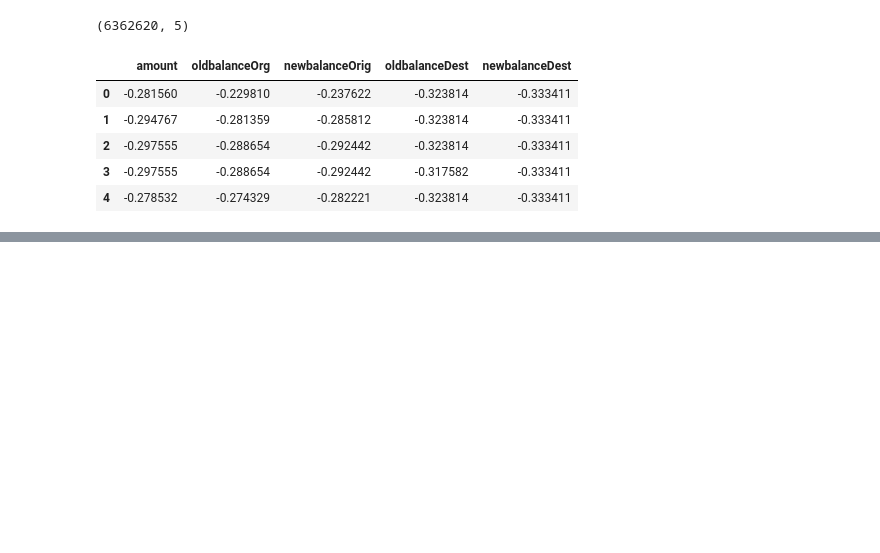
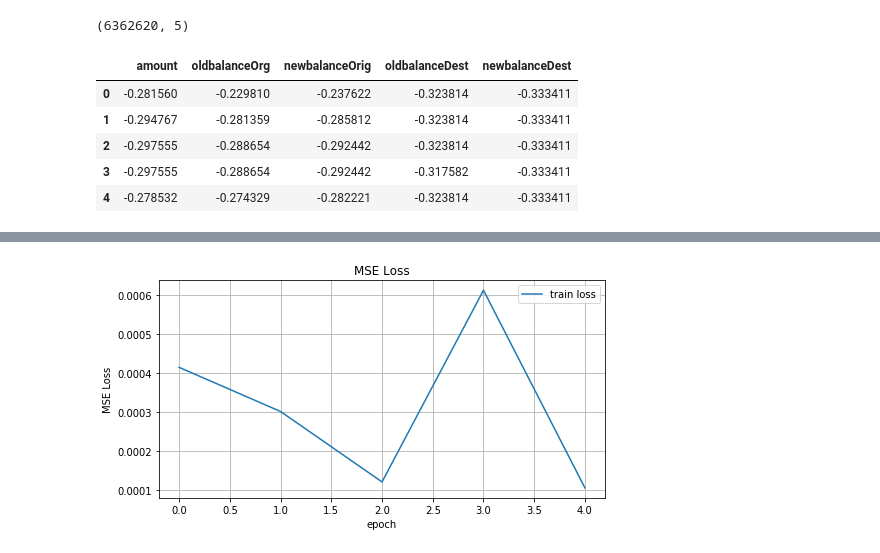
Before and after one commit to MoonL1ght/ML-Things, a Jupyter notebook: DS/autoencoder/Autoencoder pytorch.ipynb, the cells around one changed output, grey strips where cells are left out. Saved outputs shown, nothing was run; the diff lists cells and outputs as text; code cells hidden in the pictures; blank space fills up the shorter version.

```diff
--- a/DS/autoencoder/Autoencoder pytorch.ipynb
+++ b/DS/autoencoder/Autoencoder pytorch.ipynb
@@ -292,3 +341,14 @@ plt.show()
+# %%
+fig = plt.figure(figsize=(8, 4))
+ax = sns.lineplot(np.arange(len(test_losses)), test_losses)
+ax.set(xlabel='epoch', ylabel='MSE Loss')
+plt.legend(['train loss'])
+plt.title('MSE Loss')
+plt.grid()
+ax.set_axisbelow(True)
+plt.show()
+# %% [output]
+[figure, added]
 # %%
 print(train_data[:5])
 # %% [output]
```
Also changed, not shown: parts of 23 cells of this notebook.
